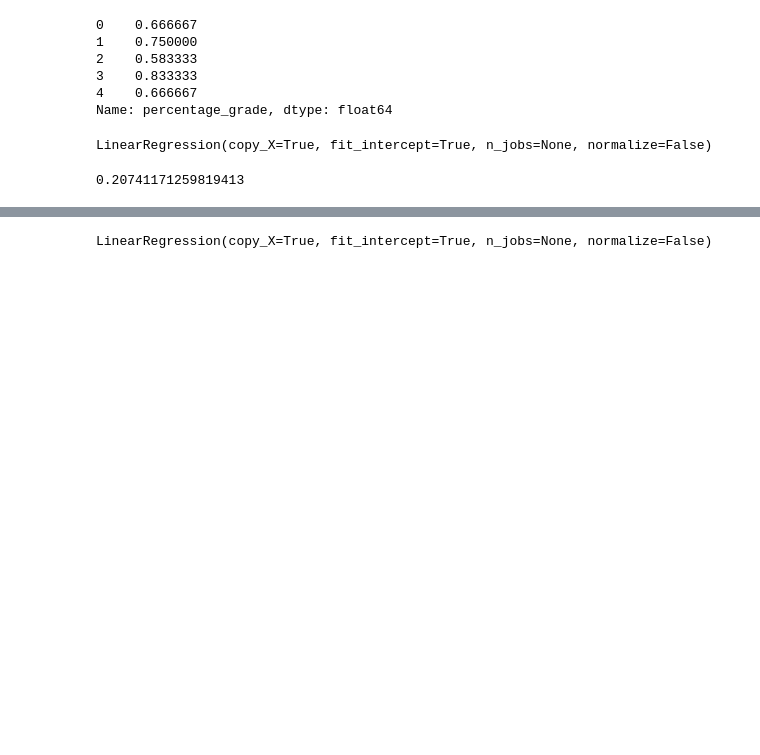
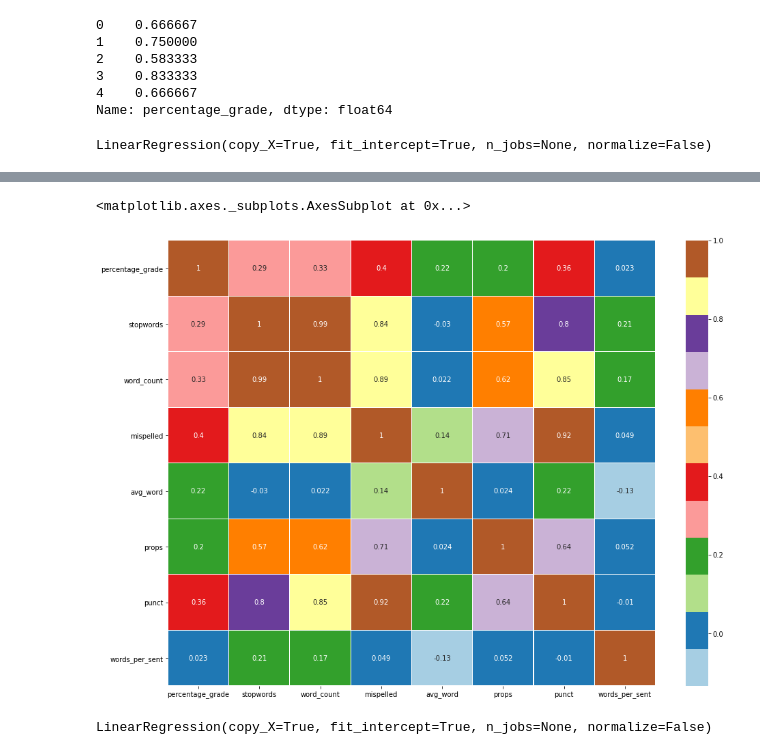
Before and after one commit to pek82/Essay-Grading-Project, a Jupyter notebook: EssayProject.ipynb, the cells around one changed output, grey strips where cells are left out. Drawn from its saved outputs; the diff is of its cells as text; code cells hidden in the pictures; blank space fills up the shorter version.

```diff
--- a/EssayProject.ipynb
+++ b/EssayProject.ipynb
@@ -637,10 +503,6 @@ linmodel = LinearRegression()
 linmodel.fit(x_train,y_train)
 # %% [output]
 LinearRegression(copy_X=True, fit_intercept=True, n_jobs=None, normalize=False)
-# %%
-linmodel.score(x_train, y_train)
-# %% [output]
-0.20741171259819413
 # %%
 regress_test.corr()
 # %% [output]
@@ -653,6 +515,13 @@ regress_test.corr()
 | props | 0.200251 | 0.567704 | 0.617706 | 0.711223 | 0.024357 | 1.000000 | 0.636369 | 0.052018 |
 | punct | 0.360593 | 0.798910 | 0.847215 | 0.923769 | 0.219670 | 0.636369 | 1.000000 | -0.010023 |
 | words_per_sent | 0.023335 | 0.213244 | 0.172207 | 0.049398 | -0.133855 | 0.052018 | -0.010023 | 1.000000 |
+# %%
+corrmat = regress_test.corr()
+f, ax = plt.subplots(figsize =(16, 12))
+sns.heatmap(corrmat, ax = ax, cmap ="Paired", annot=True, linewidths = 0.1)
+# %% [output]
+<matplotlib.axes._subplots.AxesSubplot at 0x...>
+[figure, added]
 # %%
 linmodel.fit(x_test,y_test)
 # %% [output]
```
Also changed, not shown: parts of 101 cells of this notebook.
